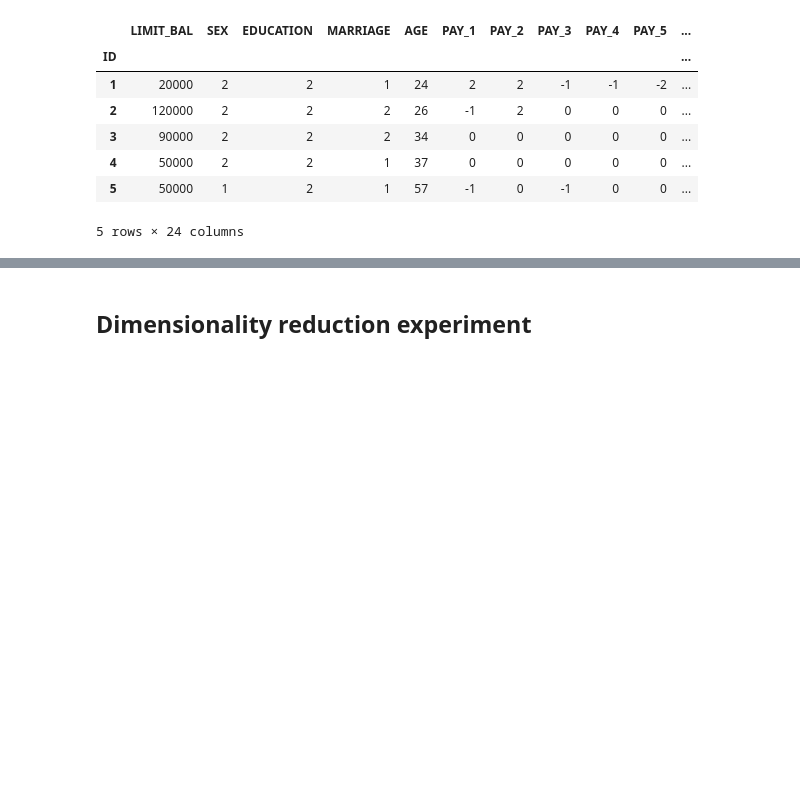
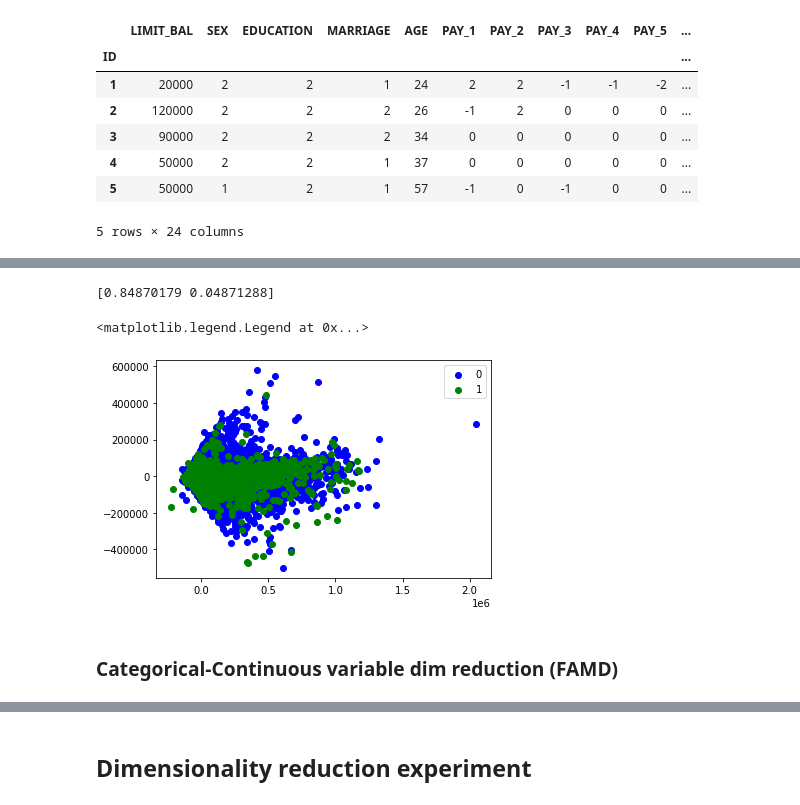
Before and after one commit to MADS-milestone/milestone-2, a Jupyter notebook: unsupervised_learning.ipynb, the cells around one changed output, grey strips where cells are left out. Cells and saved outputs as stored; diff of their text form; code cells hidden in the pictures; blank space fills up the shorter version.

Commit message:
added multiple dim reduction tests

```diff
--- a/unsupervised_learning.ipynb
+++ b/unsupervised_learning.ipynb
@@ -54,0 +137,27 @@ def_cat_df.head()
+# %%
+scale_cols = [
+       # 'LIMIT_BAL', 'AGE',
+       'BILL_AMT1', 'BILL_AMT2', 'BILL_AMT3', 'BILL_AMT4', 'BILL_AMT5', 'BILL_AMT6',
+       'PAY_AMT1', 'PAY_AMT2', 'PAY_AMT3', 'PAY_AMT4', 'PAY_AMT5', 'PAY_AMT6']
+# %%
+continuous_df = default_df[scale_cols]
+X = continuous_df
+y = default_df['default']
+
+pca = PCA(n_components=2)
+pca.fit(X)
+print(pca.explained_variance_ratio_)
+X_r = pca.transform(X)
+
+colors = ['blue','green']
+
+for target, color in enumerate(colors):
+    plt.scatter(X_r[y==target,0], X_r[y==target,1], label=target, color=color)
+
+plt.legend()
+# %% [output]
+[0.84870179 0.04871288]
+<matplotlib.legend.Legend at 0x...>
+[figure, added]
+# %% [markdown]
+### Categorical-Continuous variable dim reduction (FAMD)
```
Also changed, not shown: parts of 20 cells of this notebook.
